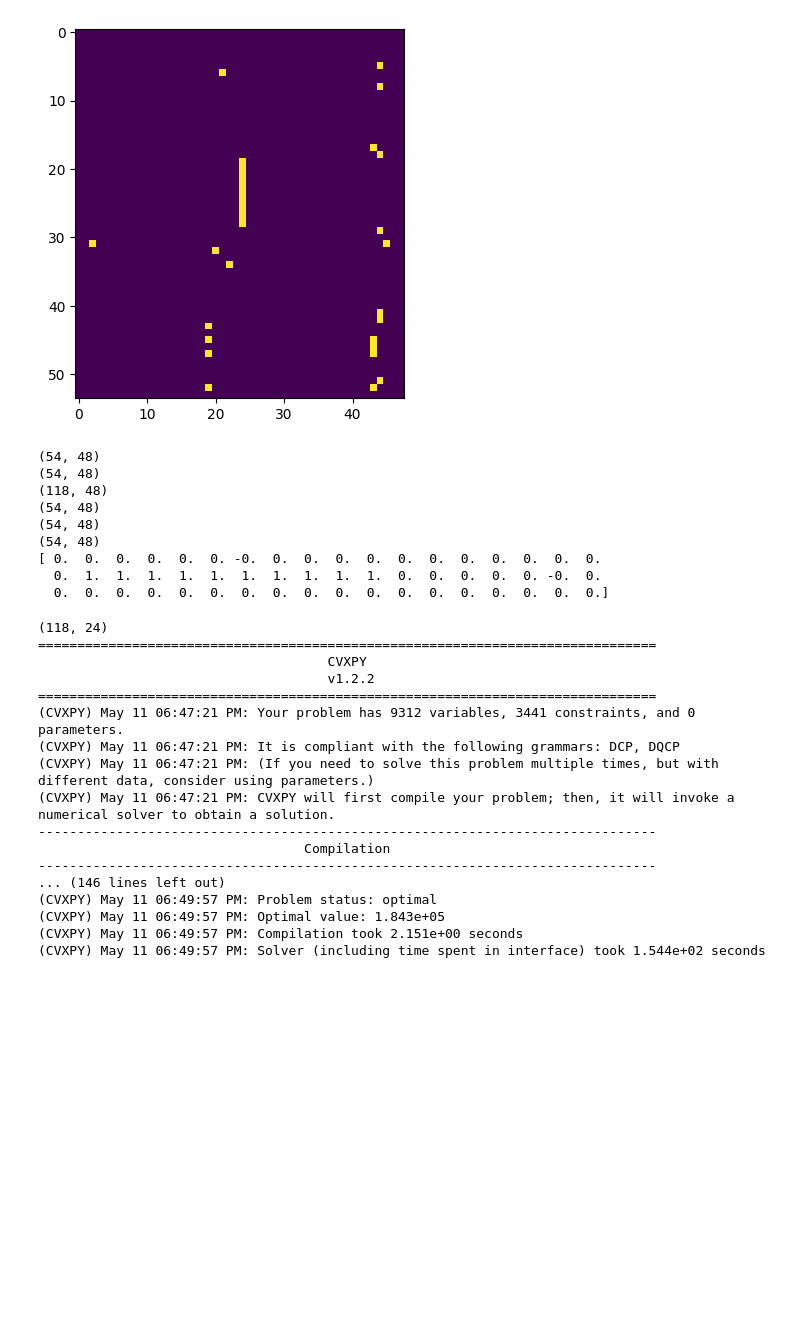
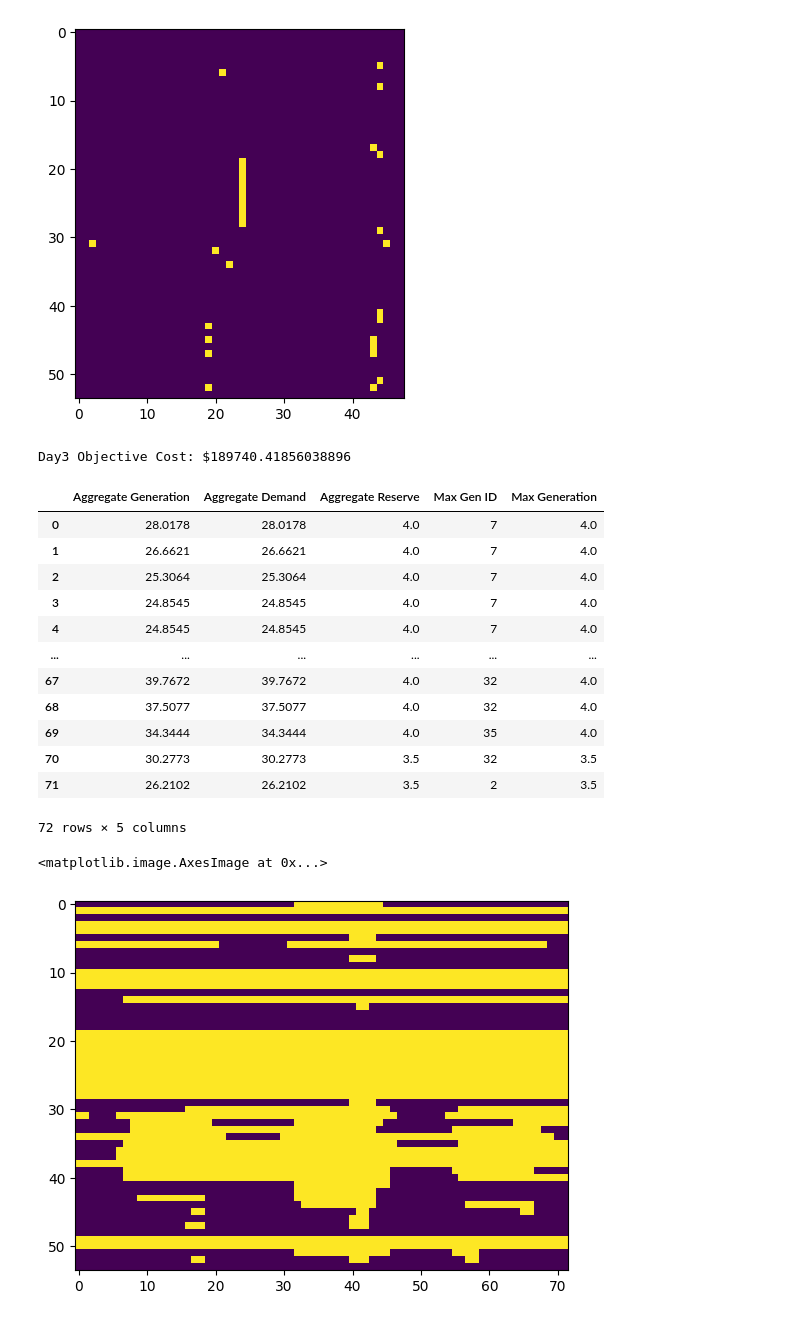
Before and after one commit to noraSSH/energy-system, a Jupyter notebook: final.ipynb, the cells around one changed output. Cells and saved outputs as stored; diff of their text form; code cells hidden in the pictures; blank space fills up the shorter version.

```diff
--- a/final.ipynb
+++ b/final.ipynb
@@ -506,30 +488,8 @@ plt.imshow(w2.value)
 # %% [output]
 <matplotlib.image.AxesImage at 0x...>
 [figure]
-# %%
-print(p2.shape)
-print(r2.shape)
-print(theta2.shape)
-print(u2.shape)
-print(v2.shape)
-print(w2.shape)
-print(v2[:,24].value)
-# %% [output]
-(54, 48)
-(54, 48)
-(118, 48)
-(54, 48)
-(54, 48)
-(54, 48)
-[ 0.  0.  0.  0.  0.  0. -0.  0.  0.  0.  0.  0.  0.  0.  0.  0.  0.  0.
-  0.  1.  1.  1.  1.  1.  1.  1.  1.  1.  1.  0.  0.  0.  0.  0. -0.  0.
-  0.  0.  0.  0.  0.  0.  0.  0.  0.  0.  0.  0.  0.  0.  0.  0.  0.  0.]
 # %%
-d3=Pd[2].T#np.append(Pd[1], Pd[2], axis=0).T
-print(d3.shape)
-
-opt3, p3, r3, theta3, u3, v3, w3 = uc(d3, p_p=p2[:,24:].value,r_p=r2[:,24:].value,theta_p=theta2[:,24:].value,u_p=np.abs(u2[:,24:].value),v_p=np.abs(v2[:,24:].value),w_p=np.abs(w2[:,24:].value),day=1)
-
+print(f"Day3 Objective Cost: ${opt3-opt}")
 
 agg_generation3=np.sum(p3.value, axis=0)
 agg_demand3=np.sum(d3, axis=0)
@@ -543,22 +503,24 @@ table_output_1f3_3 = pd.DataFrame.from_dict({"Aggregate Generation": agg_generat
                                            "Max Gen ID": max_gen_id3+1,\
                                            "Max Generation": max_disp_res3})
 
-#display(table_output_1f3_3)
+display(table_output_1f3_3)
 # %% [output]
-(118, 24)
-===============================================================================
-                                     CVXPY
-                                     v1.2.2
-===============================================================================
-(CVXPY) May 11 06:47:21 PM: Your problem has 9312 variables, 3441 constraints, and 0 parameters.
-(CVXPY) May 11 06:47:21 PM: It is compliant with the following grammars: DCP, DQCP
-(CVXPY) May 11 06:47:21 PM: (If you need to solve this problem multiple times, but with different data, consider using parameters.)
-(CVXPY) May 11 06:47:21 PM: CVXPY will first compile your problem; then, it will invoke a numerical solver to obtain a solution.
--------------------------------------------------------------------------------
-                                  Compilation
--------------------------------------------------------------------------------
-... (146 lines left out)
-(CVXPY) May 11 06:49:57 PM: Problem status: optimal
-(CVXPY) May 11 06:49:57 PM: Optimal value: 1.843e+05
-(CVXPY) May 11 06:49:57 PM: Compilation took 2.151e+00 seconds
-(CVXPY) May 11 06:49:57 PM: Solver (including time spent in interface) took 1.544e+02 seconds
+Day3 Objective Cost: $189740.41856038896
+|  | Aggregate Generation | Aggregate Demand | Aggregate Reserve | Max Gen ID | Max Generation |
+| 0 | 28.0178 | 28.0178 | 4.0 | 7 | 4.0 |
+| 1 | 26.6621 | 26.6621 | 4.0 | 7 | 4.0 |
+| 2 | 25.3064 | 25.3064 | 4.0 | 7 | 4.0 |
+| 3 | 24.8545 | 24.8545 | 4.0 | 7 | 4.0 |
+| 4 | 24.8545 | 24.8545 | 4.0 | 7 | 4.0 |
+| ... | ... | ... | ... | ... | ... |
+| 67 | 39.7672 | 39.7672 | 4.0 | 32 | 4.0 |
+| 68 | 37.5077 | 37.5077 | 4.0 | 32 | 4.0 |
+| 69 | 34.3444 | 34.3444 | 4.0 | 35 | 4.0 |
+| 70 | 30.2773 | 30.2773 | 3.5 | 32 | 3.5 |
+| 71 | 26.2102 | 26.2102 | 3.5 | 2 | 3.5 |
+72 rows × 5 columns
+# %%
+plt.imshow(u3.value)
+# %% [output]
+<matplotlib.image.AxesImage at 0x...>
+[figure, added]
```
Also changed, not shown: parts of 19 cells of this notebook.
